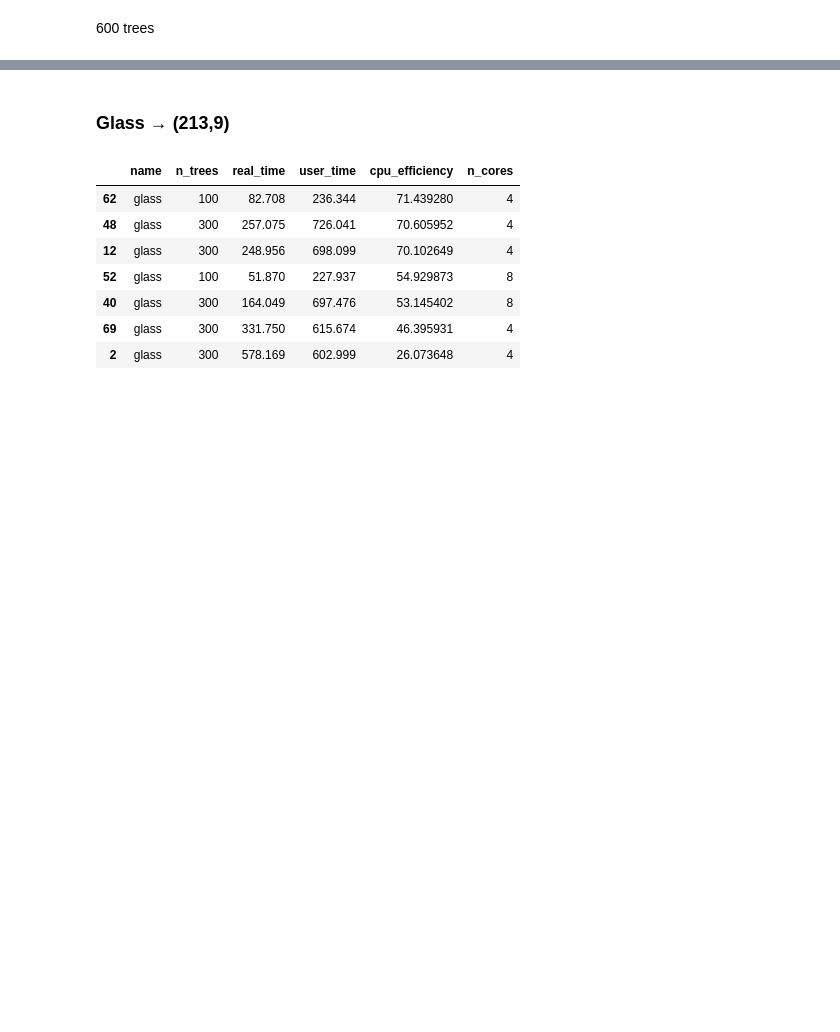
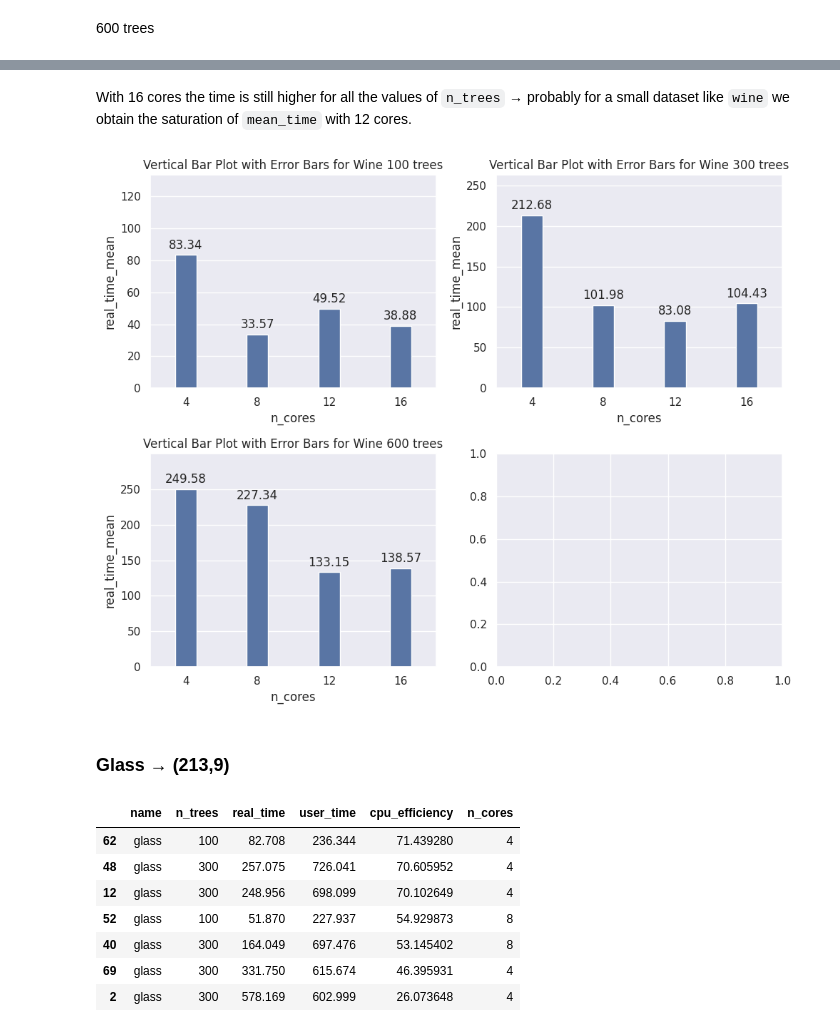
Before and after one commit to francesco-borsatti-unipd/ExIFFI, a Jupyter notebook: notebooks/Test_Parallel.ipynb, the cells around one changed output, grey strips where cells are left out. Drawn from its saved outputs; the diff is of its cells as text; code cells hidden in the pictures; blank space fills up the shorter version.

```diff
--- a/notebooks/Test_Parallel.ipynb
+++ b/notebooks/Test_Parallel.ipynb
@@ -930,3 +949,17 @@ df_plot
+# %% [markdown]
+With 16 cores the time is still higher for all the values of `n_trees` → probably for a small dataset like `wine` we obtain the saturation of `mean_time` with 12 cores.
+# %%
+fig, axes = plt.subplots(2,2,figsize=(10, 8))
+dfs = [df_plot_100, df_plot_300, df_plot_600]
+names = ['Wine 100 trees', 'Wine 300 trees', 'Wine 600 trees']
+
+for i, (ax, name, df) in enumerate(zip(axes.flatten(), names, dfs)):
+    barplot_subplots(ax, name, df,'n_cores','real_time_mean')
+
+plt.tight_layout()
+plt.show()
+# %% [output]
+[figure, added]
 # %% [markdown]
 ### Glass → (213,9)
 # %%
```
Also changed, not shown: parts of 10 cells of this notebook.
